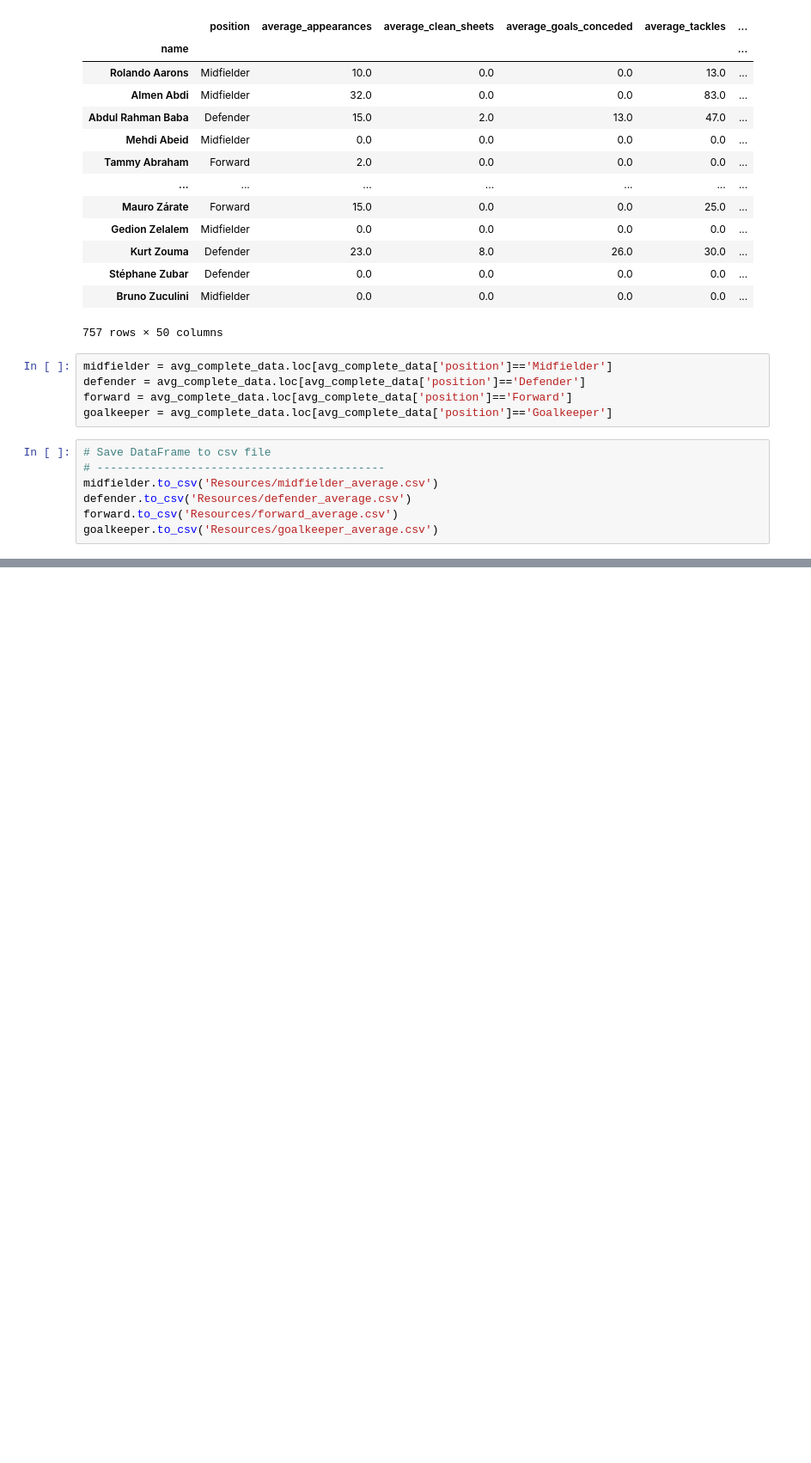
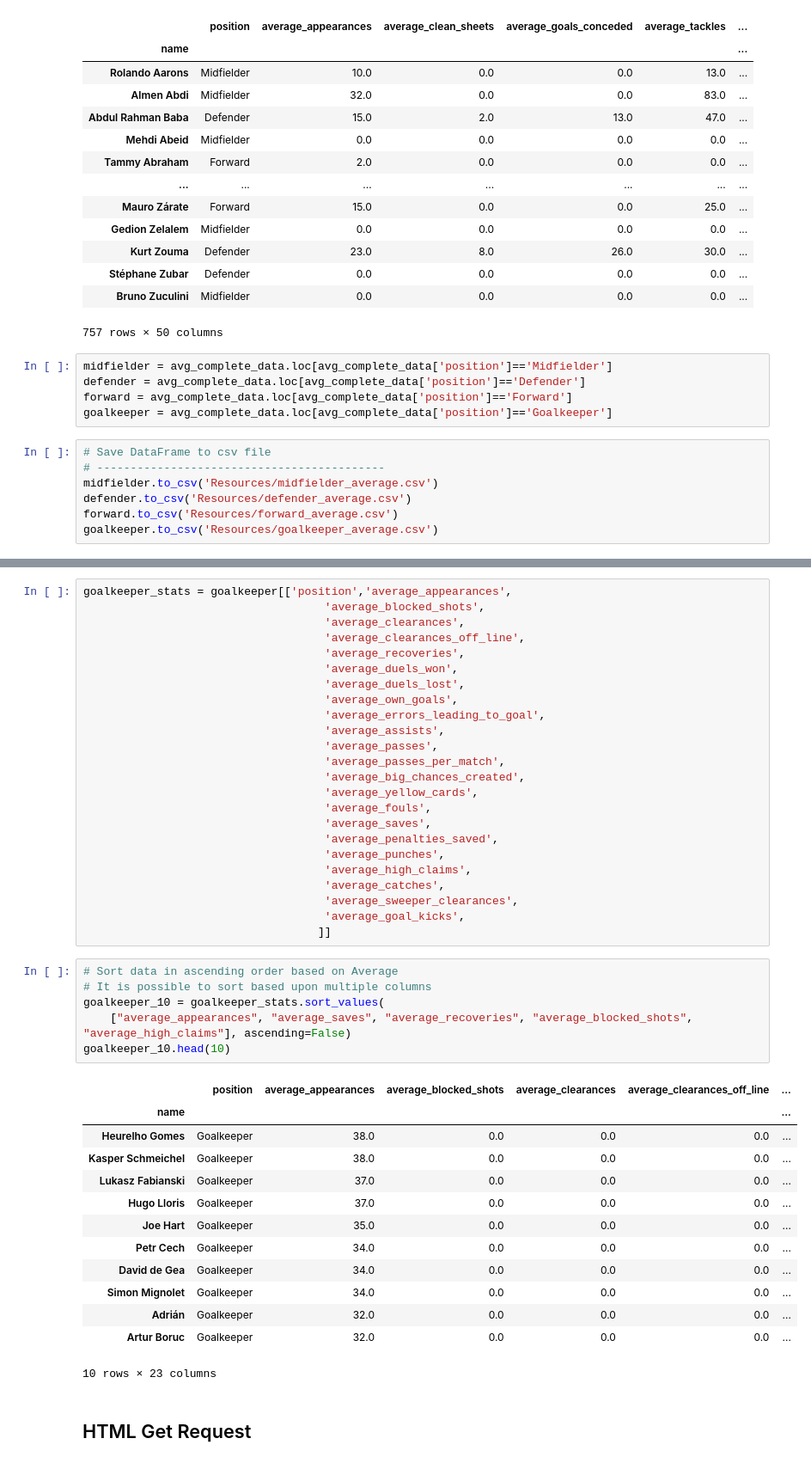
Before and after one commit to alysnow/ETL-Project, a Jupyter notebook: EPL_csv_cleanup.ipynb, the cells around one changed output, grey strips where cells are left out. Shown at 86% size. Drawn from its saved outputs; the diff is of its cells as text; blank space fills up the shorter version.

```diff
--- a/EPL_csv_cleanup.ipynb
+++ b/EPL_csv_cleanup.ipynb
@@ -351,0 +504,46 @@ connection = engine.connect()
+# %%
+goalkeeper_stats = goalkeeper[['position','average_appearances',
+                                    'average_blocked_shots',
+                                    'average_clearances',
+                                    'average_clearances_off_line',
+                                    'average_recoveries',
+                                    'average_duels_won',
+                                    'average_duels_lost',
+                                    'average_own_goals',
+                                    'average_errors_leading_to_goal',
+                                    'average_assists',
+                                    'average_passes',
+                                    'average_passes_per_match',
+                                    'average_big_chances_created',
+                                    'average_yellow_cards',
+                                    'average_fouls',
+                                    'average_saves',
+                                    'average_penalties_saved',
+                                    'average_punches',
+                                    'average_high_claims',
+                                    'average_catches',
+                                    'average_sweeper_clearances',
+                                    'average_goal_kicks',
+                                   ]]
+# %%
+# Sort data in ascending order based on Average
+# It is possible to sort based upon multiple columns
+goalkeeper_10 = goalkeeper_stats.sort_values(
+    ["average_appearances", "average_saves", "average_recoveries", "average_blocked_shots", "average_high_claims"], ascending=False)
+goalkeeper_10.head(10)
+# %% [output]
+|  | position | average_appearances | average_blocked_shots | average_clearances | average_clearances_off_line | ... |
+| name |  |  |  |  |  | ... |
+| Heurelho Gomes | Goalkeeper | 38.0 | 0.0 | 0.0 | 0.0 | ... |
+| Kasper Schmeichel | Goalkeeper | 38.0 | 0.0 | 0.0 | 0.0 | ... |
+| Lukasz Fabianski | Goalkeeper | 37.0 | 0.0 | 0.0 | 0.0 | ... |
+| Hugo Lloris | Goalkeeper | 37.0 | 0.0 | 0.0 | 0.0 | ... |
+| Joe Hart | Goalkeeper | 35.0 | 0.0 | 0.0 | 0.0 | ... |
+| Petr Cech | Goalkeeper | 34.0 | 0.0 | 0.0 | 0.0 | ... |
+| David de Gea | Goalkeeper | 34.0 | 0.0 | 0.0 | 0.0 | ... |
+| Simon Mignolet | Goalkeeper | 34.0 | 0.0 | 0.0 | 0.0 | ... |
+| Adrián | Goalkeeper | 32.0 | 0.0 | 0.0 | 0.0 | ... |
+| Artur Boruc | Goalkeeper | 32.0 | 0.0 | 0.0 | 0.0 | ... |
+10 rows × 23 columns
+# %% [markdown]
+## HTML Get Request
```
Also changed, not shown: parts of 21 cells of this notebook, 2 other files.
